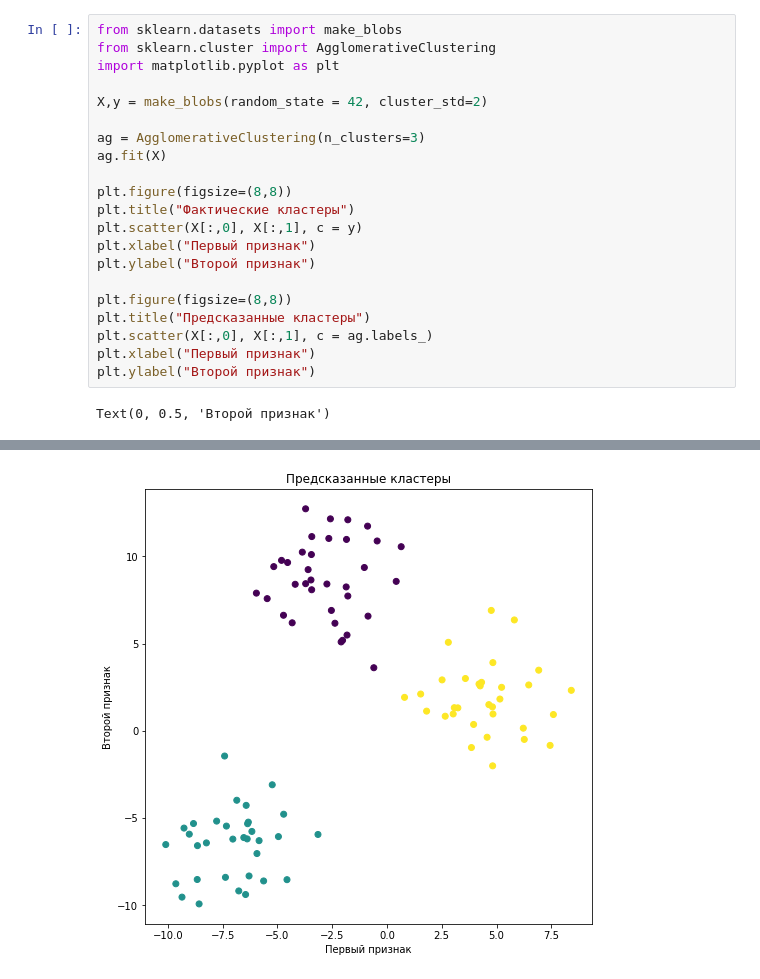
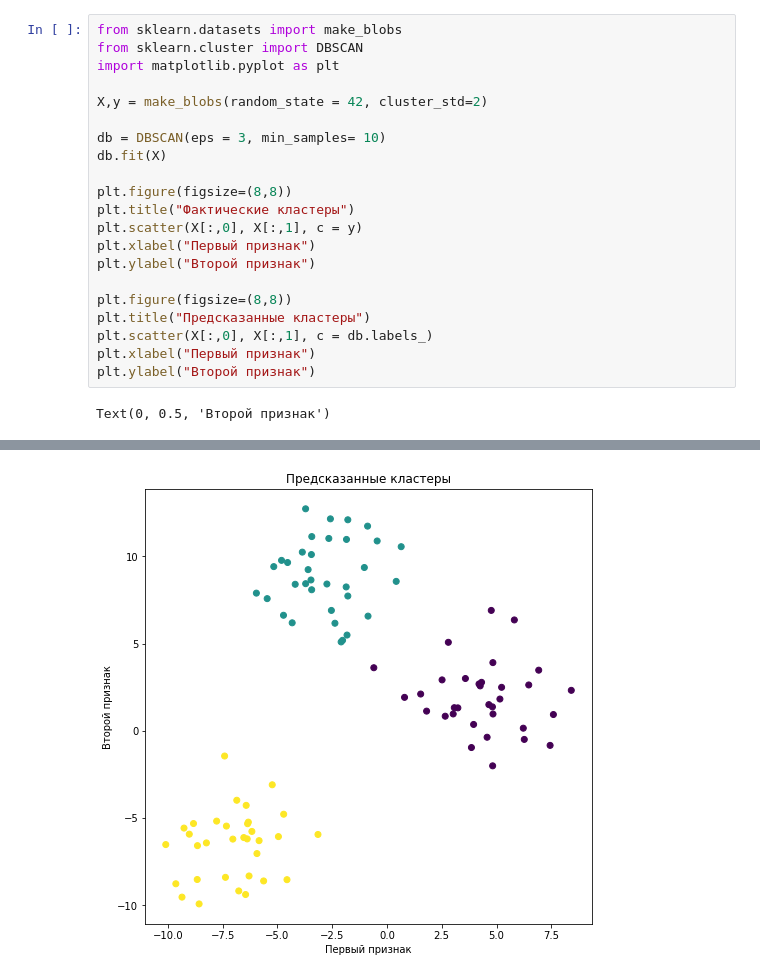
Before and after one commit to ArtemAvanesov/Python-Labs, a Jupyter notebook: 2_курс/2.2_AgglomerativeClustering.ipynb, the cells around one changed output, grey strips where cells are left out. Drawn from its saved outputs; the diff is of its cells as text.

Commit message:
Add lab (DBSCAN)

```diff
--- a/2_курс/2.2_AgglomerativeClustering.ipynb
+++ b/2_курс/2.2_AgglomerativeClustering.ipynb
@@ -1,25 +1,25 @@
 # %%
 from sklearn.datasets import make_blobs
-from sklearn.cluster import AgglomerativeClustering
+from sklearn.cluster import DBSCAN
 import matplotlib.pyplot as plt
 
 X,y = make_blobs(random_state = 42, cluster_std=2)
 
-ag = AgglomerativeClustering(n_clusters=3)
-ag.fit(X)
+db = DBSCAN(eps = 3, min_samples= 10)
+db.fit(X)
 
 plt.figure(figsize=(8,8))
 plt.title("Фактические кластеры")
 plt.scatter(X[:,0], X[:,1], c = y)
 plt.xlabel("Первый признак")
 plt.ylabel("Второй признак")
 
 plt.figure(figsize=(8,8))
 plt.title("Предсказанные кластеры")
-plt.scatter(X[:,0], X[:,1], c = ag.labels_)
+plt.scatter(X[:,0], X[:,1], c = db.labels_)
 plt.xlabel("Первый признак")
 plt.ylabel("Второй признак")
 # %% [output]
 Text(0, 0.5, 'Второй признак')
 [figure]
-[figure, old version]
+[figure, new version]
```
Also changed, not shown: 1 other file.
